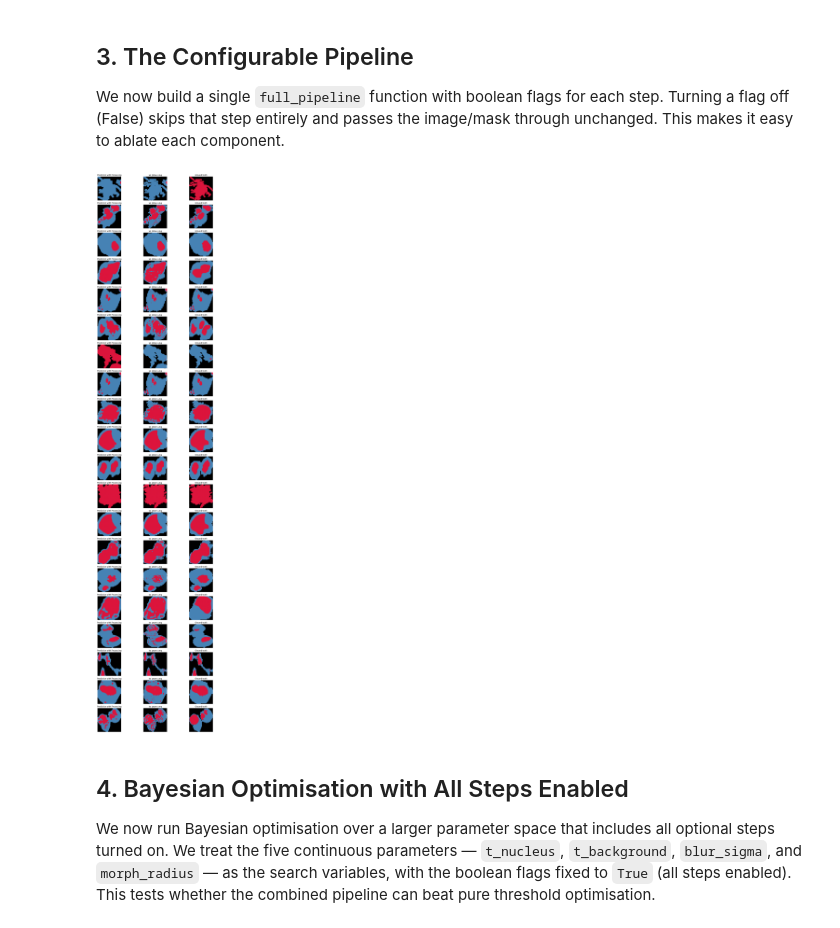
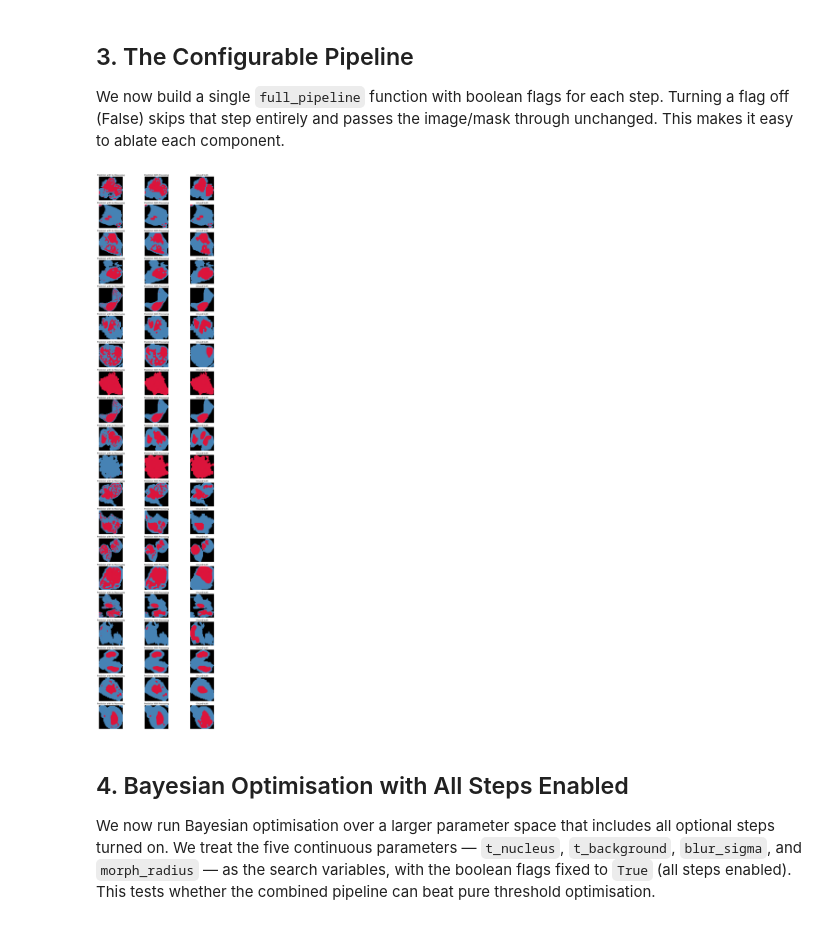
Before and after one commit to Crefossus/VocEd, a Jupyter notebook: 03_image_processing.ipynb, the cells around one changed output. Saved outputs shown, nothing was run; the diff lists cells and outputs as text; code cells hidden in the pictures.

```diff
--- a/03_image_processing.ipynb
+++ b/03_image_processing.ipynb
@@ -206,39 +206,41 @@ def full_pipeline(img, t_nucleus, t_background,
     return pred
 
 
-# Sanity check: run pipeline on image 7 with no optional steps
-
+# Sanity check: run pipeline on random 20 images.  Just type sanity() below to run this function
 def sanity():
   fig, axes = plt.subplots(20, 3, figsize=(14, 50))
 
   for i in range(20):
       rng = np.random.default_rng()
       idx = rng.choice(len(train_idx))
 
       axes[i, 0].imshow(full_pipeline(X[idx], t_nucleus=0.39, t_background=0.99,
                                       use_blur=False, use_nlm=False,
                                       use_open=False, use_close=False,
-                                      blur_sigma=1.5, morph_radius=5), cmap=mask_cmap), cmap=mask_cmap)
-      axes[i, 0].set_title("Prediction with No Processing')
+                                      blur_sigma=1.5, morph_radius=5), cmap=mask_cmap)
+
+      axes[i, 0].set_title("Prediction with No Processing")
       axes[i, 0].axis('off')
+
 
       axes[i, 1].imshow(full_pipeline(X[idx], t_nucleus=0.39, t_background=0.99,
                                       use_blur=True, use_nlm=True,
                                       use_open=False, use_close=True,
                                       blur_sigma=1.5, morph_radius=5), cmap=mask_cmap)
+
       axes[i, 1].set_title('Prediction With Processing')
       axes[i, 1].axis('off')
 
       axes[i, 2].imshow(y[idx], cmap=mask_cmap)
       axes[i, 2].set_title('Ground truth')
       axes[i, 2].axis('off')
 
   plt.tight_layout()
   plt.show()
 
 sanity()
 # %% [output]
-[figure, old version]
+[figure, new version]
 # %% [markdown]
 ## 4. Bayesian Optimisation with All Steps Enabled
 
```
